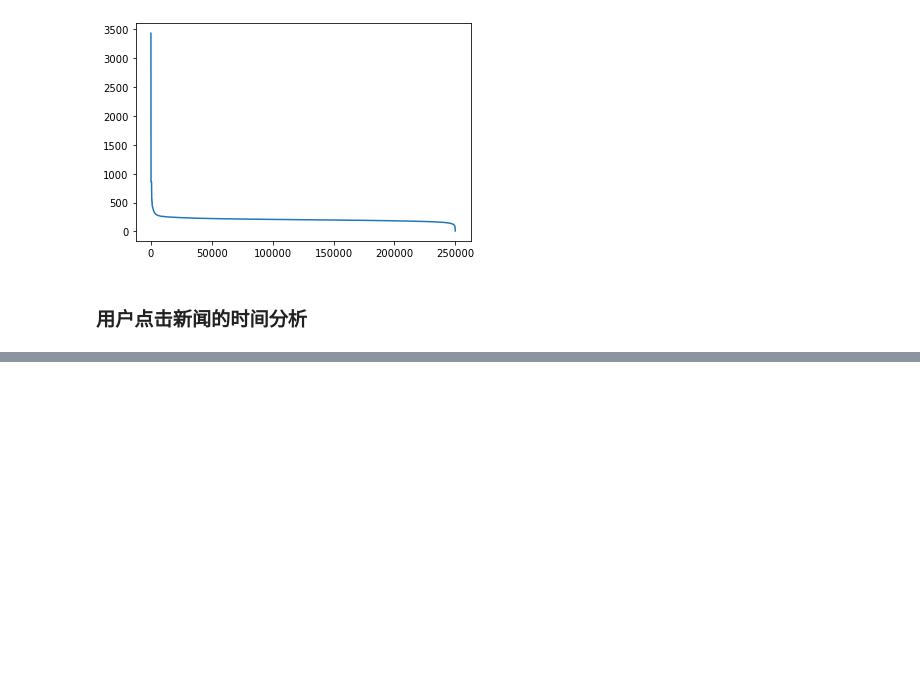
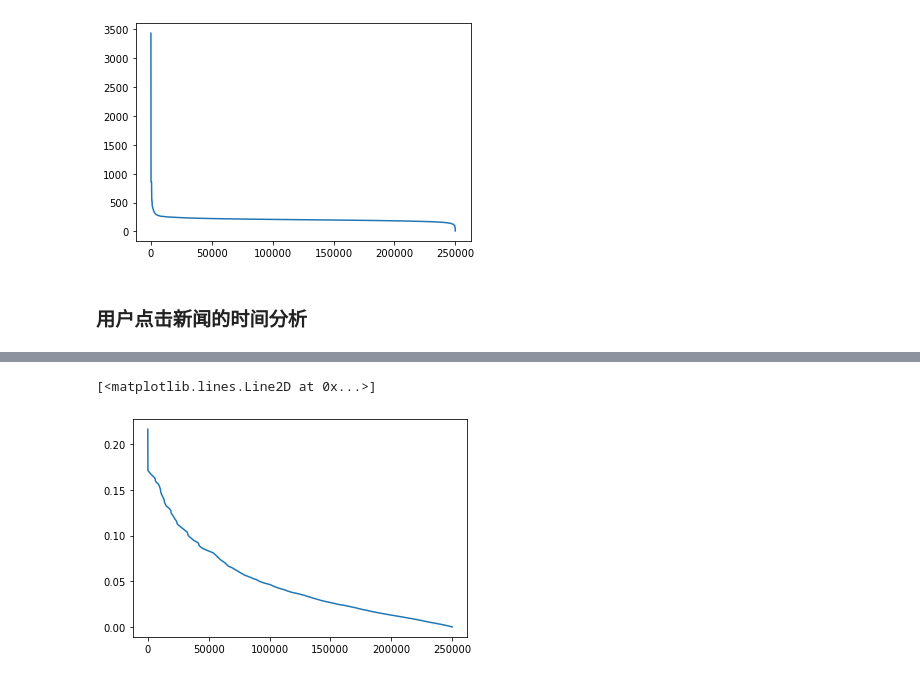
Before and after one commit to liuqidong07/NewsRec, a Jupyter notebook: DataAnalysis.ipynb, the cells around one changed output, grey strips where cells are left out. Cells and saved outputs as stored; diff of their text form; code cells hidden in the pictures; blank space fills up the shorter version.

```diff
--- a/DataAnalysis.ipynb
+++ b/DataAnalysis.ipynb
@@ -292,3 +292,11 @@ plt.plot(sorted(user_click.groupby('user_id')['words_count'].mean(), reverse=Tru
 [figure]
 # %% [markdown]
 ### 用户点击新闻的时间分析
+# %%
+# 先对两个时间进行归一化
+from sklearn.preprocessing import MinMaxScaler
+mm = MinMaxScaler()
+user_click['click_timestamp'] = mm.fit_transform(user_click[['click_timestamp']])
+user_click['created_at_ts'] = mm.fit_transform(user_click[['created_at_ts']])
+user_click = user_click.sort_values(by='click_timestamp')
+user_click.head(10)
@@ -294,0 +315,12 @@ plt.plot(sorted(user_click.groupby('user_id')['words_count'].mean(), reverse=Tru
+# %%
+def mean_diff_time_func(df, col):
+    df = pd.DataFrame(df, columns={col})
+    df['time_shift1'] = df[col].shift(1).fillna(0)
+    df['diff_time'] = abs(df[col] - df['time_shift1'])
+    return df['diff_time'].mean()
+# 点击时间差的平均值
+mean_diff_click_time = user_click.groupby('user_id')['click_timestamp', 'created_at_ts'].apply(lambda x: mean_diff_time_func(x, 'click_timestamp'))
+plt.plot(sorted(mean_diff_click_time.values, reverse=True))
+# %% [output]
+[<matplotlib.lines.Line2D at 0x...>]
+[figure, added]
```
Also changed, not shown: parts of 1 cell of this notebook, 1 other file.
